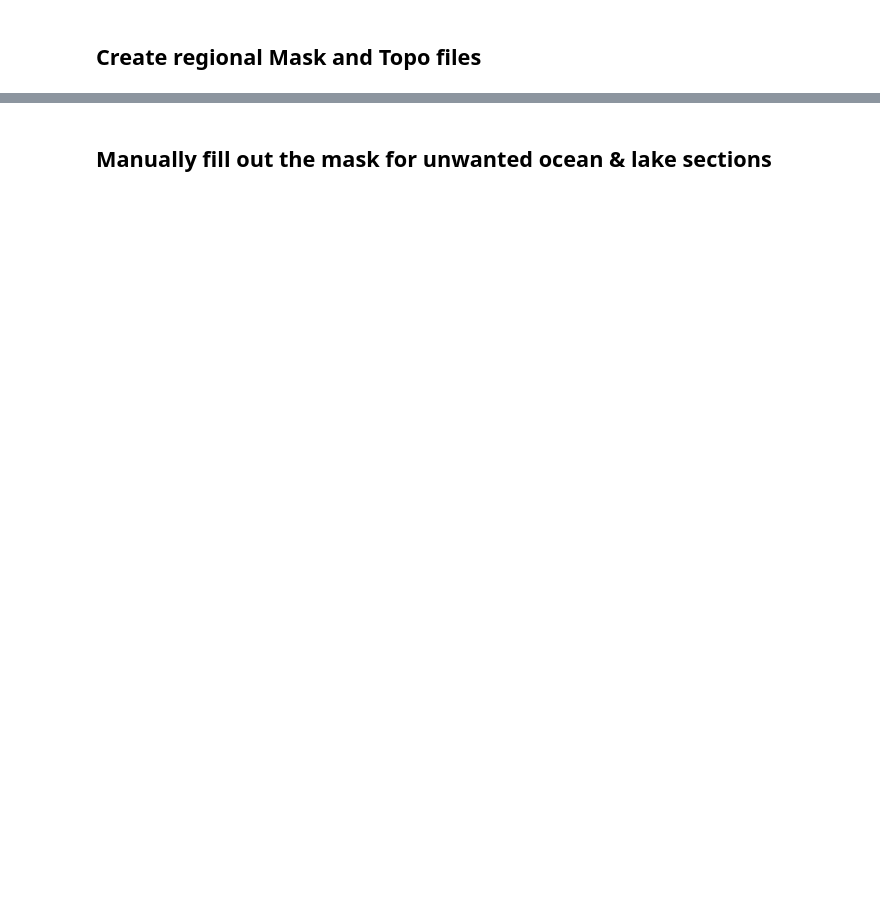
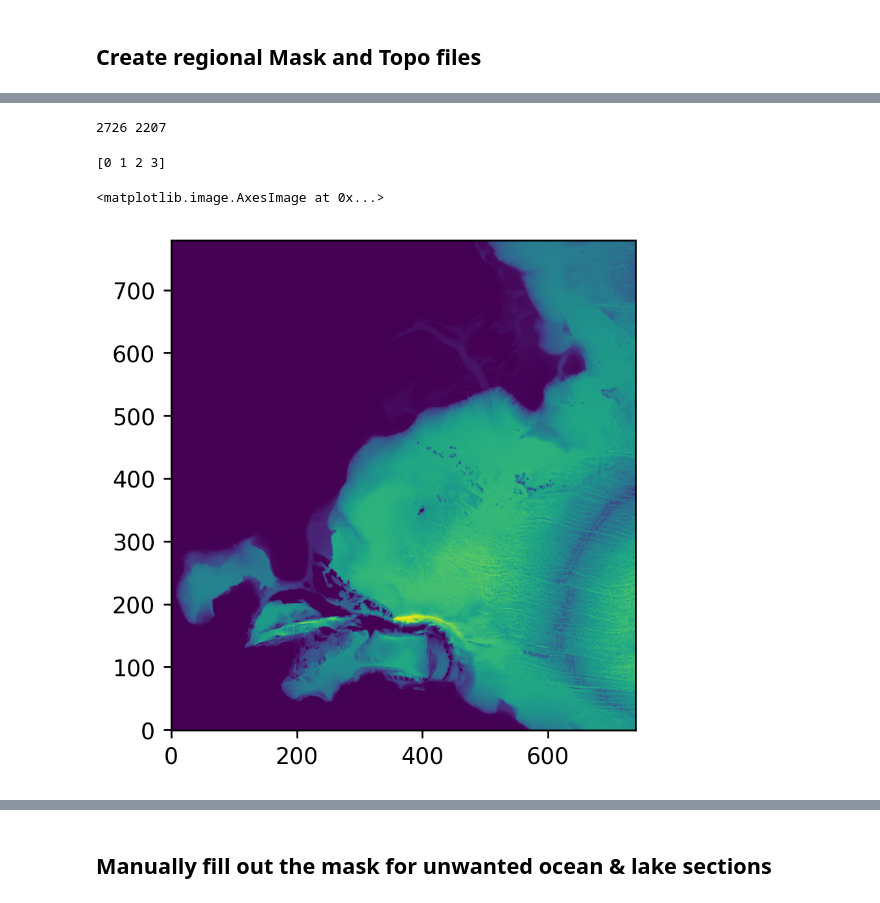
Before and after one commit to CROCODILE-CESM/nwa12_v0, a Jupyter notebook: regional_mom_workflows/fred_nwa12_notebooks/ncar_NWA12.ipynb, the cells around one changed output, grey strips where cells are left out. Cells and saved outputs as stored; diff of their text form; code cells hidden in the pictures; blank space fills up the shorter version.

```diff
--- a/regional_mom_workflows/fred_nwa12_notebooks/ncar_NWA12.ipynb
+++ b/regional_mom_workflows/fred_nwa12_notebooks/ncar_NWA12.ipynb
@@ -187,0 +201,37 @@ mask = dsg_topo['mask'].isel(lonh=slice(i1,i2)).isel(lath=slice(j1,j2))
+# %%
+ocean_mask = xr.where(topo>0,1,0) # This is how we get mask For Ashley Bathy -=> ocean_mask = xr.where(bathymetry!=np.nan,1,0)
+# Get lat lon ocean point that we like.
+lat = 40
+lon = -60
+I, J =  find_nearest(dsg.x, dsg.y, lon, lat)
+I_llc, J_llc = find_nearest(dsg.x, dsg.y, lon_min, lat_min)
+I_llc, J_llc = I_llc[0], J_llc[0]
+
+I = I[0]
+J = J[0]
+# %%
+i1 = I_llc // 2
+j1 = J_llc // 2
+
+nx = (I - I_llc) // 2
+ny = (J - J_llc) // 2
+
+i2 = i1 + nx
+j2 = j1 + ny
+print(i2, j2)
+# %% [output]
+2726 2207
+# %%
+from scipy.ndimage import label
+
+res, num_features = label(ocean_mask)
+# %%
+ocean_mask_changed = xr.where(res == res[nx,ny],1,0)
+xr_ocean_mask_changed = xr.DataArray(ocean_mask_changed, coords = ocean_mask.coords, dims = ocean_mask.dims)
+print(np.unique(res))
+plt.figure(dpi=250)
+plt.imshow(xr.where(xr_ocean_mask_changed == 0, 0, topo), origin='lower', interpolation='nearest')
+# %% [output]
+[0 1 2 3]
+<matplotlib.image.AxesImage at 0x...>
+[figure, added]
```
Also changed, not shown: parts of 14 cells of this notebook.
